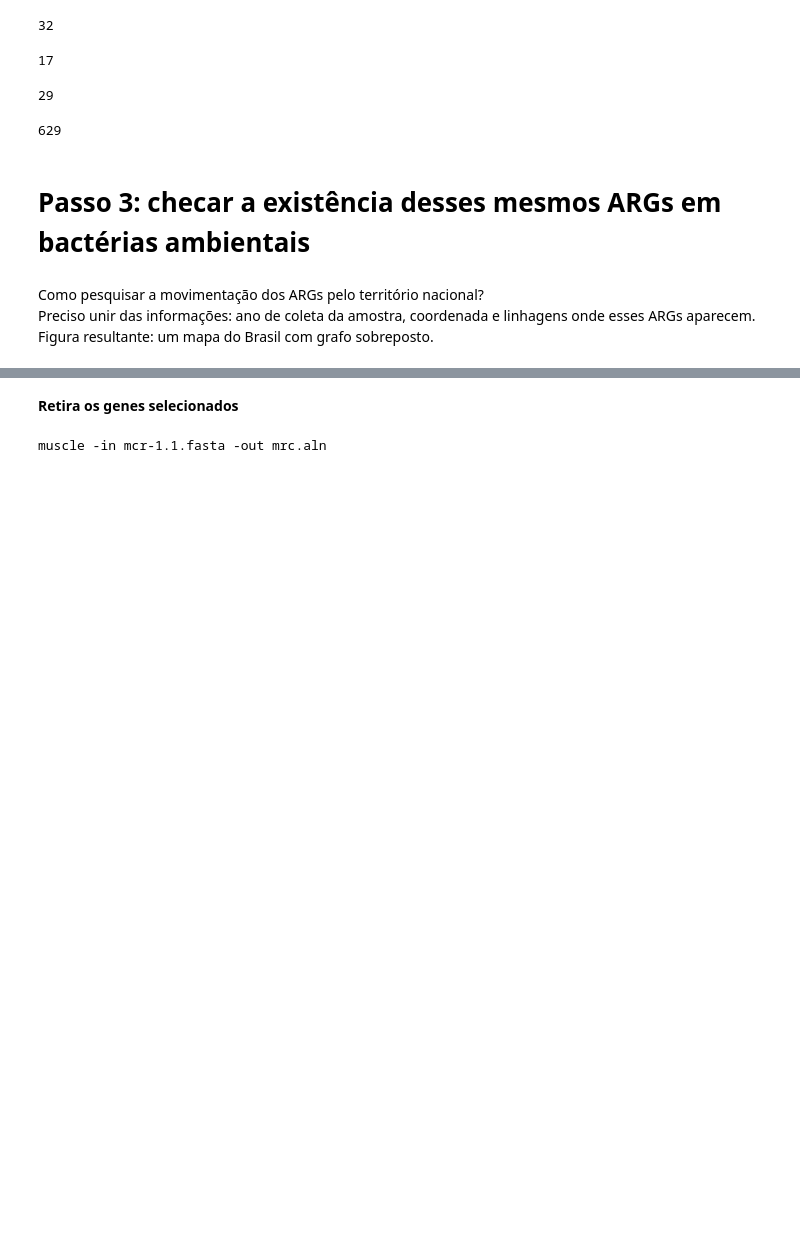
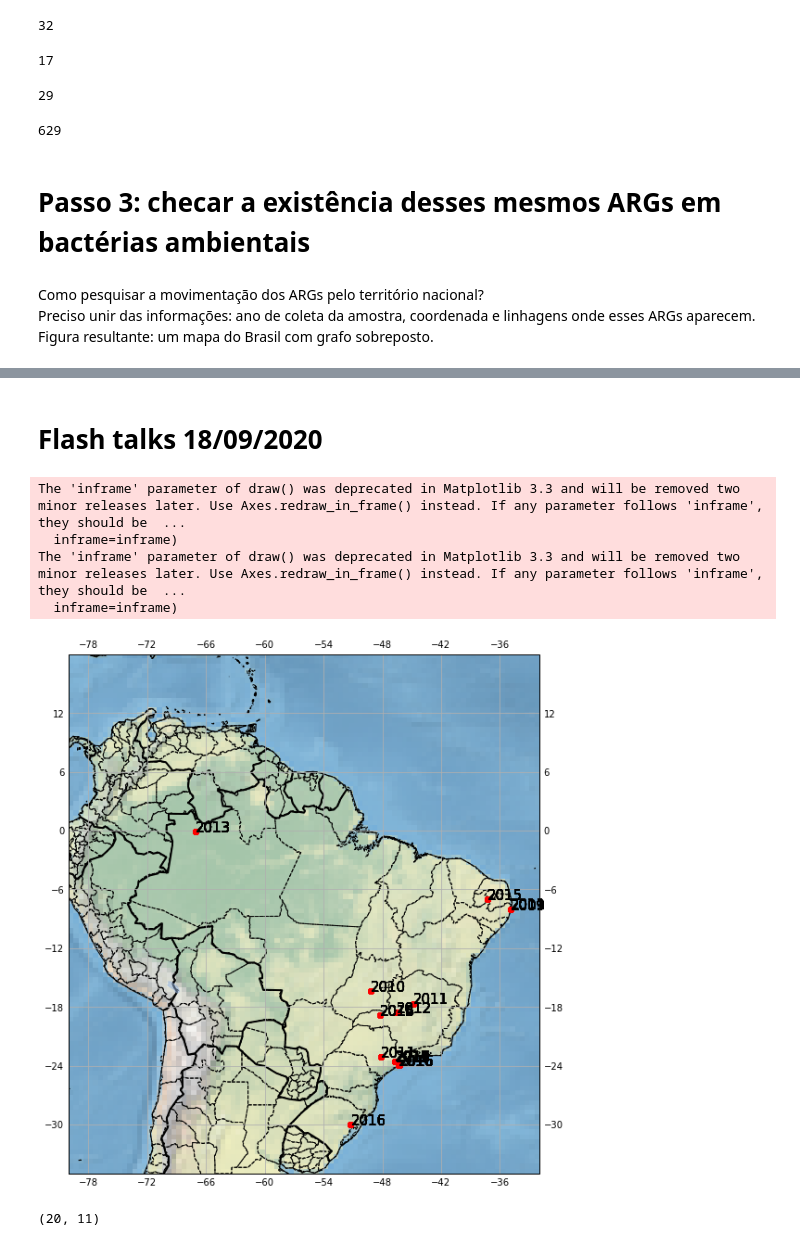
Before and after one commit to tiagocabralborelli/ARG-Sentinel, a Jupyter notebook: codebrazil.ipynb, the cells around one changed output, grey strips where cells are left out. Cells and saved outputs as stored; diff of their text form; code cells hidden in the pictures; blank space fills up the shorter version.

```diff
--- a/codebrazil.ipynb
+++ b/codebrazil.ipynb
@@ -435,3 +445 @@ plt.show()
 [figure]
-# %% [markdown]
-<b>Retira os genes selecionados</b>
@@ -458,4 +446,45 @@ cline = MuscleCommandline(input = "mcr-1.1.fasta", out = "mrc.aln")
-# %%
-print(cline)
-# %% [output]
-muscle -in mcr-1.1.fasta -out mrc.aln
+# %% [markdown]
+# Flash talks 18/09/2020
+# %%
+#Cria Objeto Figura
+fig = plt.figure(figsize = (20,20))
+#add plot ao obj figura
+ax1 = fig.add_subplot(121, projection=ccrs.PlateCarree())
+ax1.stock_img()
+ax1.set_extent([-80, -32, -35, 18], crs=ccrs.PlateCarree())
+#Add features ao mapa
+ax1.add_feature(cfeature.LAND)
+ax1.add_feature(cfeature.STATES.with_scale('10m'),linestyle='--')
+ax1.add_feature(cfeature.OCEAN)
+ax1.add_feature(cfeature.COASTLINE)
+ax1.add_feature(cfeature.BORDERS, linestyle='-', linewidth = 2)
+ax1.add_feature(cfeature.LAKES, alpha=0.5)
+ax1.gridlines(draw_labels=True)
+
+#Adicionar os genes
+plt.plot(args_spread.set_index("organism").filter(like = "Klebsiella", axis = 0).sort_values("year").lon,
+         args_spread.set_index("organism").filter(like = "Klebsiella", axis = 0).sort_values("year").lat,
+         linestyle = '',
+         marker = 'o',
+         color = 'r',
+         transform = ccrs.Geodetic())
+#Adicionar ano
+for dados in args_spread.set_index("organism").filter(like = 'Klebsiella', axis = 0).sort_values("year").itertuples():
+    plt.text(dados.lon,
+             dados.lat,
+             dados.year,
+             transform = ccrs.Geodetic(),
+             horizontalalignment = 'left',
+             fontsize = 15)
+# %% [output]
+The 'inframe' parameter of draw() was deprecated in Matplotlib 3.3 and will be removed two minor releases later. Use Axes.redraw_in_frame() instead. If any parameter follows 'inframe', they should be  ...
+  inframe=inframe)
+The 'inframe' parameter of draw() was deprecated in Matplotlib 3.3 and will be removed two minor releases later. Use Axes.redraw_in_frame() instead. If any parameter follows 'inframe', they should be  ...
+  inframe=inframe)
+[figure, added]
+# %%
+kleb_spread_classes = args_spread.set_index("organism").filter(like = "Klebsiella", axis = 0)[['file','class']].set_index("file")
+kleb_spread_classes_dummies = pd.get_dummies(kleb_spread_classes).groupby(level = 0).sum()
+kleb_spread_classes_dummies.shape
+# %% [output]
+(20, 11)
```
Also changed, not shown: parts of 31 cells of this notebook, 1 other file.
